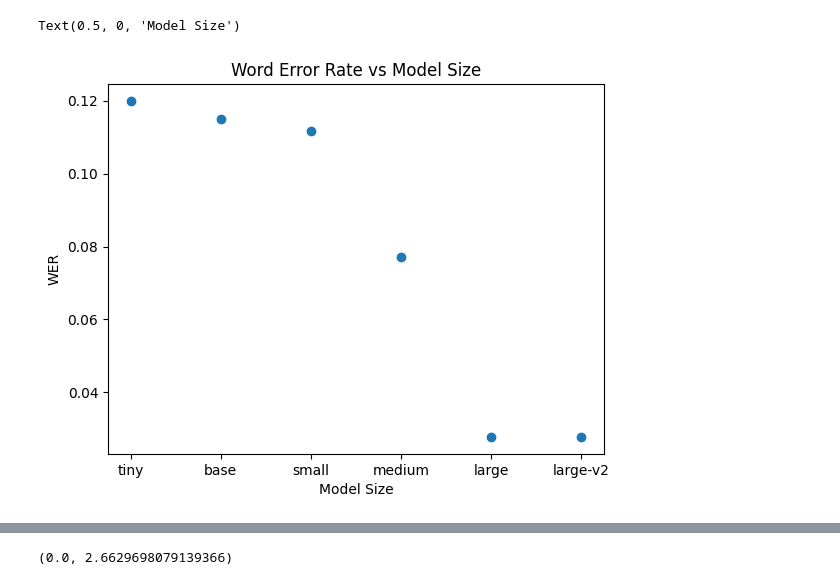
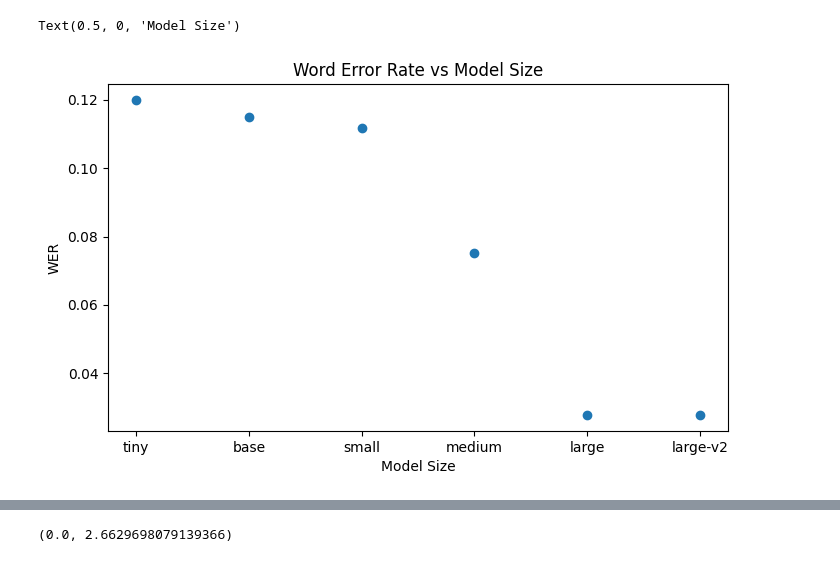
Before and after one commit to sirexeclp/pre-trained-models-workshop, a Jupyter notebook: benchmarks/benchmark_analysis.ipynb, the cells around one changed output, grey strips where cells are left out. Cells and saved outputs as stored; diff of their text form; code cells hidden in the pictures.

```diff
--- a/benchmarks/benchmark_analysis.ipynb
+++ b/benchmarks/benchmark_analysis.ipynb
@@ -1,3 +1,5 @@
 # %%
 import pandas as pd
 import matplotlib.pyplot as plt
+from pathlib import Path
+plt.rcParams['figure.figsize'] = [8, 4.5]
@@ -17,9 +6,14 @@ data
+# %%
+data_root = Path("benchmarks/results/whisper_benchmark")
+# %%
+datasets = {p.stem.removeprefix("NVIDIA"): pd.read_csv(p) for p in data_root.glob("*.csv")}
 # %%
+data = next(iter(datasets.values()))
 plt.plot(data["model_size"], data["wer"], "o")
 plt.title("Word Error Rate vs Model Size")
 plt.ylabel("WER")
 plt.xlabel("Model Size")
-# plt.ylim((0,1.1))
+    # plt.ylim((0,1.1))
 # %% [output]
 Text(0.5, 0, 'Model Size')
-[figure, old version]
+[figure, new version]
```
Also changed, not shown: parts of 11 cells of this notebook.
